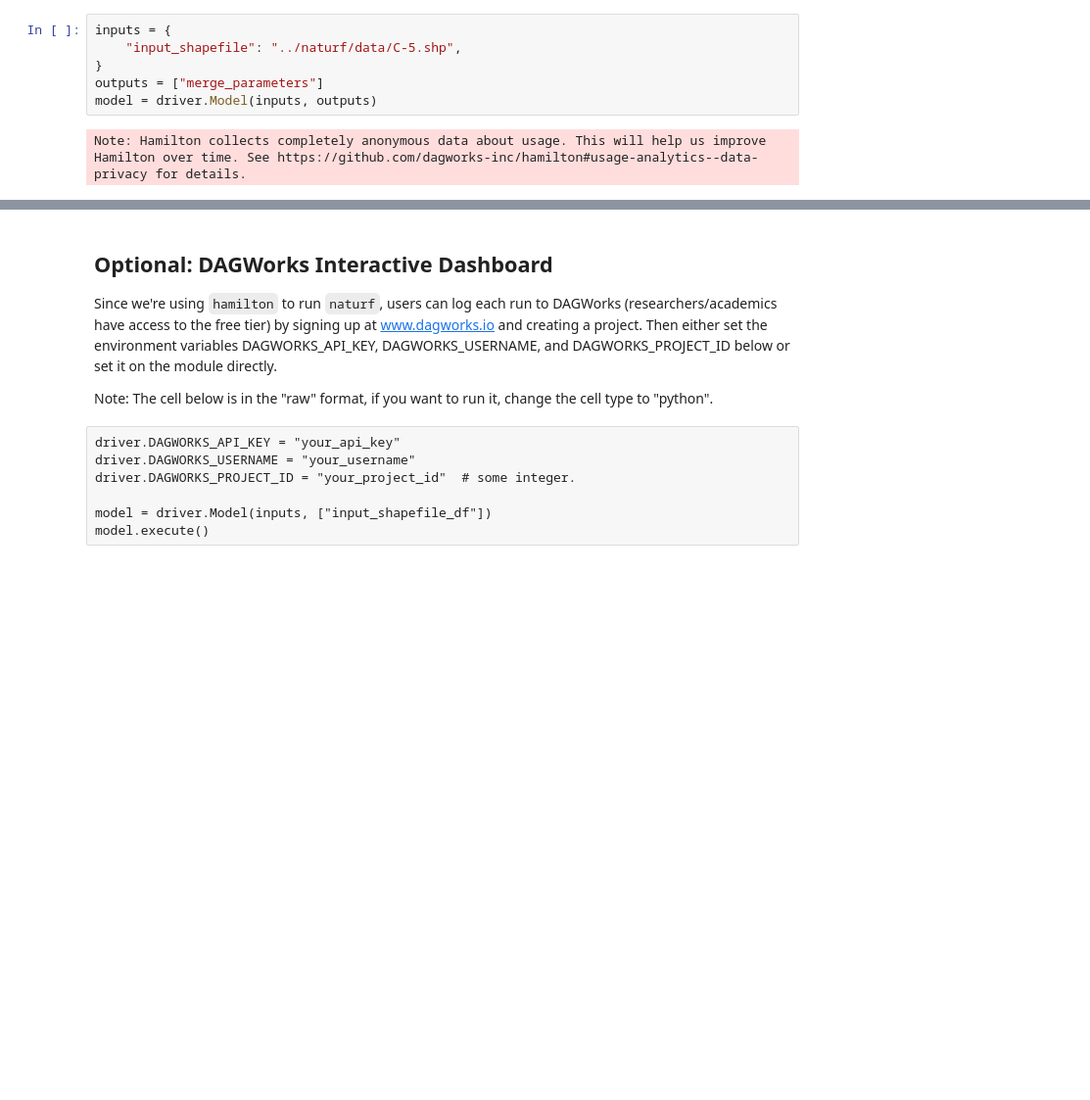
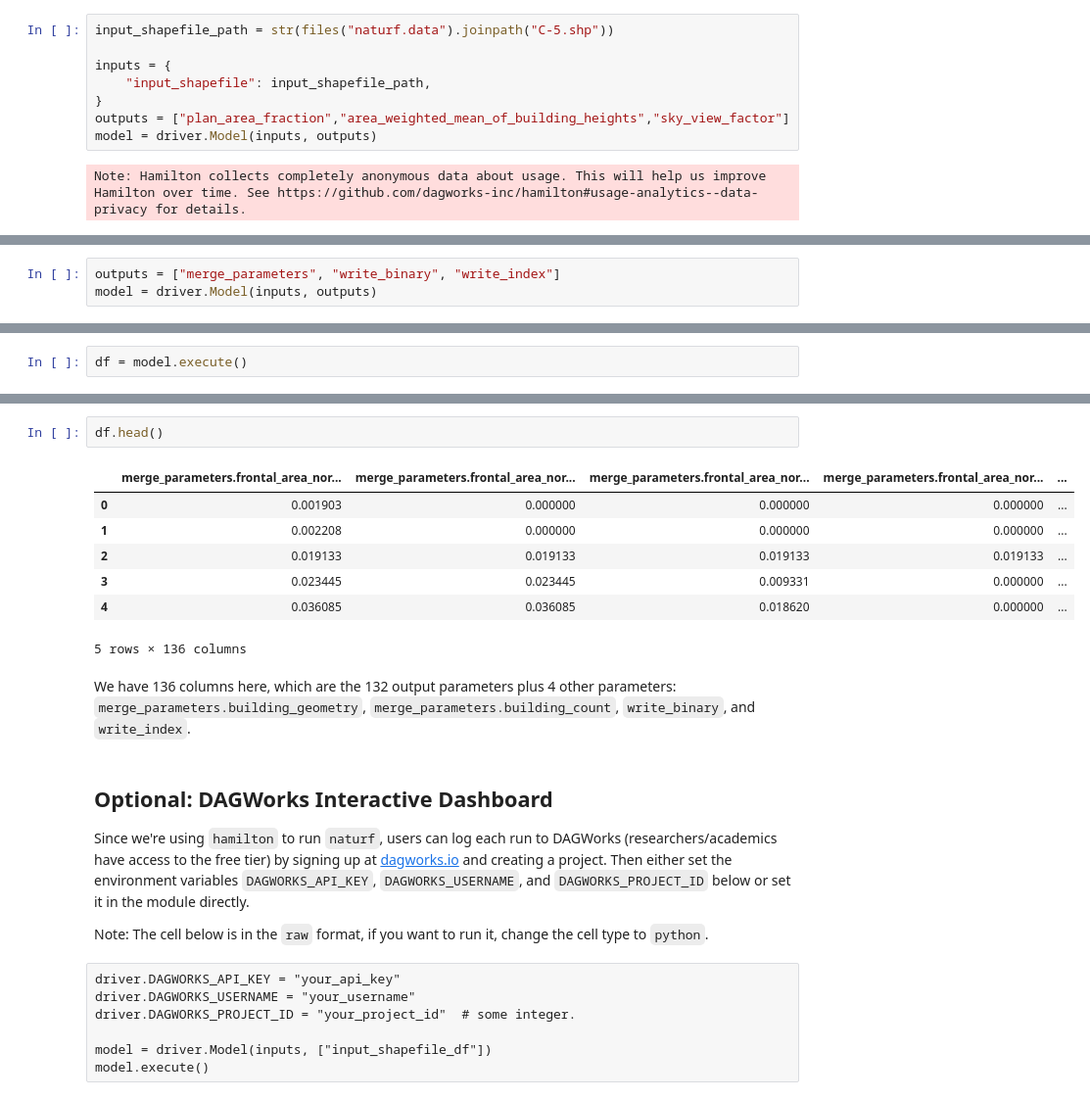
Before and after one commit to IMMM-SFA/naturf, a Jupyter notebook: notebooks/quickstarter.ipynb, the cells around one changed output, grey strips where cells are left out. Shown at 98% size. Drawn from its saved outputs; the diff is of its cells as text; blank space fills up the shorter version.

```diff
--- a/notebooks/quickstarter.ipynb
+++ b/notebooks/quickstarter.ipynb
@@ -9,8 +12,10 @@ from naturf import driver
 # %%
+input_shapefile_path = str(files("naturf.data").joinpath("C-5.shp"))
+
 inputs = {
-    "input_shapefile": "../naturf/data/C-5.shp",
+    "input_shapefile": input_shapefile_path,
 }
-outputs = ["merge_parameters"]
+outputs = ["plan_area_fraction","area_weighted_mean_of_building_heights","sky_view_factor"]
 model = driver.Model(inputs, outputs)
 # %% [output]
 Note: Hamilton collects completely anonymous data about usage. This will help us improve Hamilton over time. See https://github.com/dagworks-inc/hamilton#usage-analytics--data-privacy for details.
@@ -38,0 +47,3 @@ model.execute()
+# %%
+outputs = ["merge_parameters", "write_binary", "write_index"]
+model = driver.Model(inputs, outputs)
@@ -38,0 +54,2 @@ model.execute()
+# %%
+df = model.execute()
@@ -39,9 +58,21 @@ model.execute()
+# %%
+df.head()
+# %% [output]
+|  | merge_parameters.frontal_area_nor... | merge_parameters.frontal_area_nor... | merge_parameters.frontal_area_nor... | merge_parameters.frontal_area_nor... | ... |
+| 0 | 0.001903 | 0.000000 | 0.000000 | 0.000000 | ... |
+| 1 | 0.002208 | 0.000000 | 0.000000 | 0.000000 | ... |
+| 2 | 0.019133 | 0.019133 | 0.019133 | 0.019133 | ... |
+| 3 | 0.023445 | 0.023445 | 0.009331 | 0.000000 | ... |
+| 4 | 0.036085 | 0.036085 | 0.018620 | 0.000000 | ... |
+5 rows × 136 columns
+# %% [markdown]
+We have 136 columns here, which are the 132 output parameters plus 4 other parameters: `merge_parameters.building_geometry`, `merge_parameters.building_count`, `write_binary`, and `write_index`.
 # %% [markdown]
 ## Optional: DAGWorks Interactive Dashboard
 
-Since we're using `hamilton` to run `naturf`, users can log each run to DAGWorks (researchers/academics have access to the free tier) by signing up at www.dagworks.io and creating a project. Then either set the environment variables DAGWORKS_API_KEY, DAGWORKS_USERNAME, and DAGWORKS_PROJECT_ID below or set it on the module directly.
+Since we're using `hamilton` to run `naturf`, users can log each run to DAGWorks (researchers/academics have access to the free tier) by signing up at [dagworks.io](www.dagworks.io) and creating a project. Then either set the environment variables `DAGWORKS_API_KEY`, `DAGWORKS_USERNAME`, and `DAGWORKS_PROJECT_ID` below or set it in the module directly.
 
-Note: The cell below is in the "raw" format, if you want to run it, change the cell type to "python".
+Note: The cell below is in the `raw` format, if you want to run it, change the cell type to `python`.
 # %% [raw]
 driver.DAGWORKS_API_KEY = "your_api_key"
 driver.DAGWORKS_USERNAME = "your_username"
```
Also changed, not shown: parts of 12 cells of this notebook, 2 other files.
